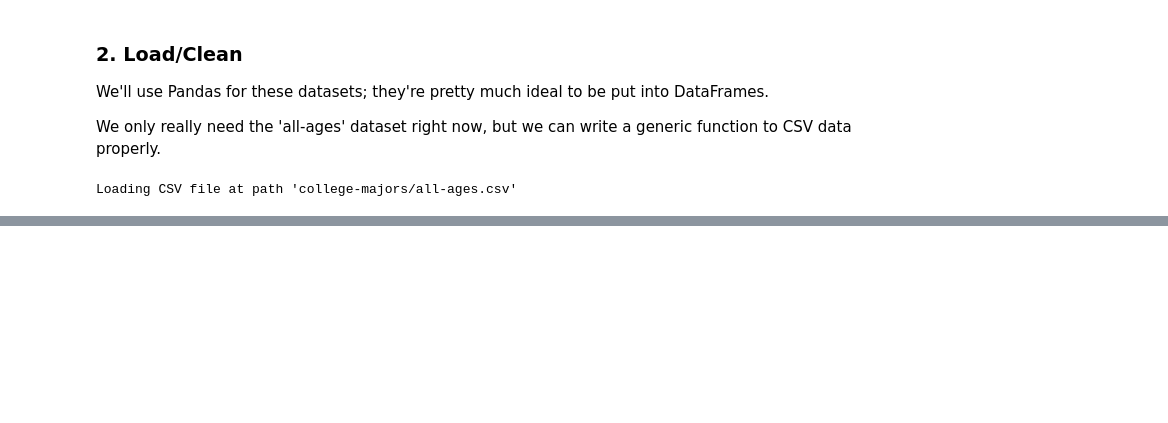
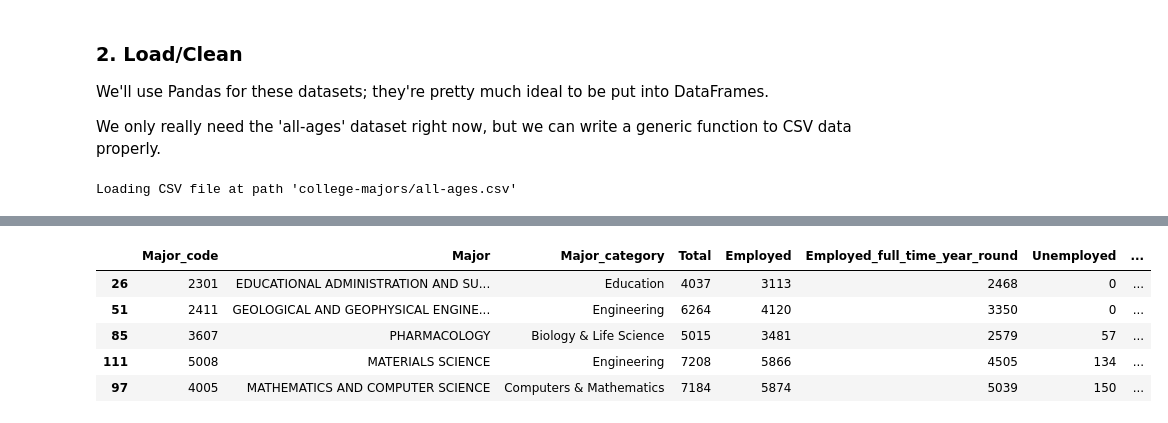
Before and after one commit to luclepot/recent_grad_analysis, a Jupyter notebook: analysis.ipynb, the cells around one changed output, grey strips where cells are left out. Cells and saved outputs as stored; diff of their text form; code cells hidden in the pictures; blank space fills up the shorter version.

```diff
--- a/analysis.ipynb
+++ b/analysis.ipynb
@@ -80,0 +83,9 @@ data.shape
+# %%
+all_ages.sort_values('Unemployment_rate').head(5)
+# %% [output]
+|  | Major_code | Major | Major_category | Total | Employed | Employed_full_time_year_round | Unemployed | ... |
+| 26 | 2301 | EDUCATIONAL ADMINISTRATION AND SU... | Education | 4037 | 3113 | 2468 | 0 | ... |
+| 51 | 2411 | GEOLOGICAL AND GEOPHYSICAL ENGINE... | Engineering | 6264 | 4120 | 3350 | 0 | ... |
+| 85 | 3607 | PHARMACOLOGY | Biology & Life Science | 5015 | 3481 | 2579 | 57 | ... |
+| 111 | 5008 | MATERIALS SCIENCE | Engineering | 7208 | 5866 | 4505 | 134 | ... |
+| 97 | 4005 | MATHEMATICS AND COMPUTER SCIENCE | Computers & Mathematics | 7184 | 5874 | 5039 | 150 | ... |
```
Also changed, not shown: parts of 18 cells of this notebook.
